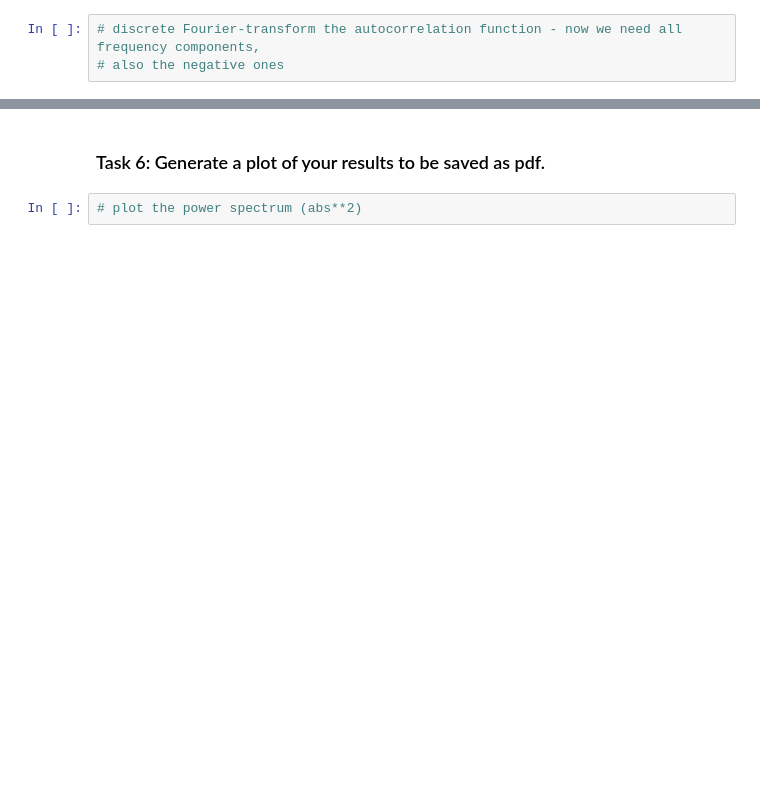
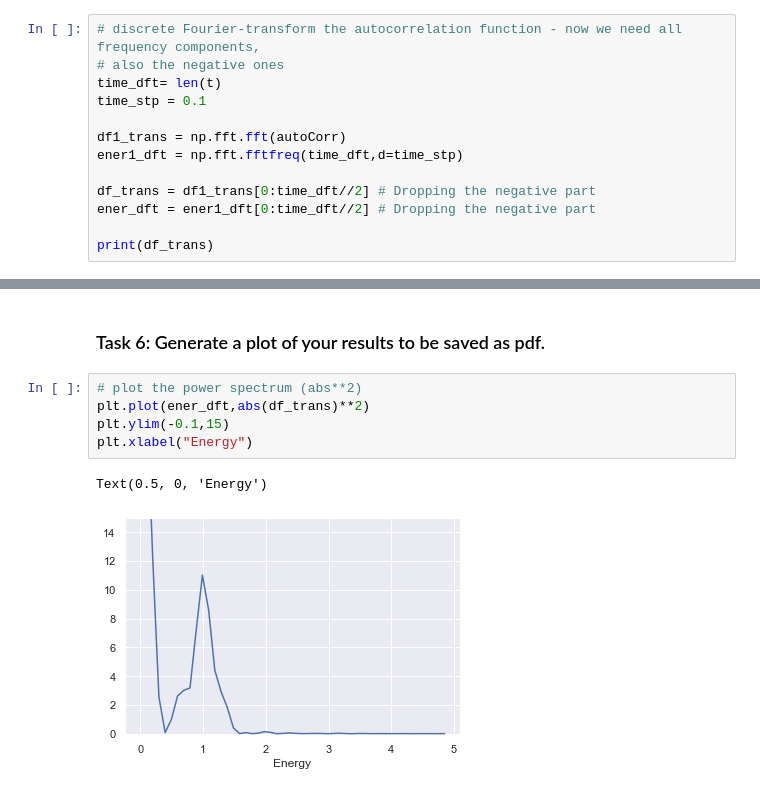
Before and after one commit to cr489/my-test-repo, a Jupyter notebook: src/notebook_unit1.ipynb, the cells around one changed output, grey strips where cells are left out. Cells and saved outputs as stored; diff of their text form; blank space fills up the shorter version.

```diff
--- a/src/notebook_unit1.ipynb
+++ b/src/notebook_unit1.ipynb
@@ -333,3 +361,13 @@ plt.show()
 # %%
 # discrete Fourier-transform the autocorrelation function - now we need all frequency components,
 # also the negative ones
+time_dft= len(t)
+time_stp = 0.1
+
+df1_trans = np.fft.fft(autoCorr)
+ener1_dft = np.fft.fftfreq(time_dft,d=time_stp)
+
+df_trans = df1_trans[0:time_dft//2] # Dropping the negative part
+ener_dft = ener1_dft[0:time_dft//2] # Dropping the negative part
+
+print(df_trans)
@@ -337,3 +393,9 @@ plt.show()
 ### Task 6: Generate a plot of your results to be saved as pdf.
 # %%
 # plot the power spectrum (abs**2)
+plt.plot(ener_dft,abs(df_trans)**2)
+plt.ylim(-0.1,15)
+plt.xlabel("Energy")
+# %% [output]
+Text(0.5, 0, 'Energy')
+[figure, added]
```
Also changed, not shown: parts of 8 cells of this notebook.
